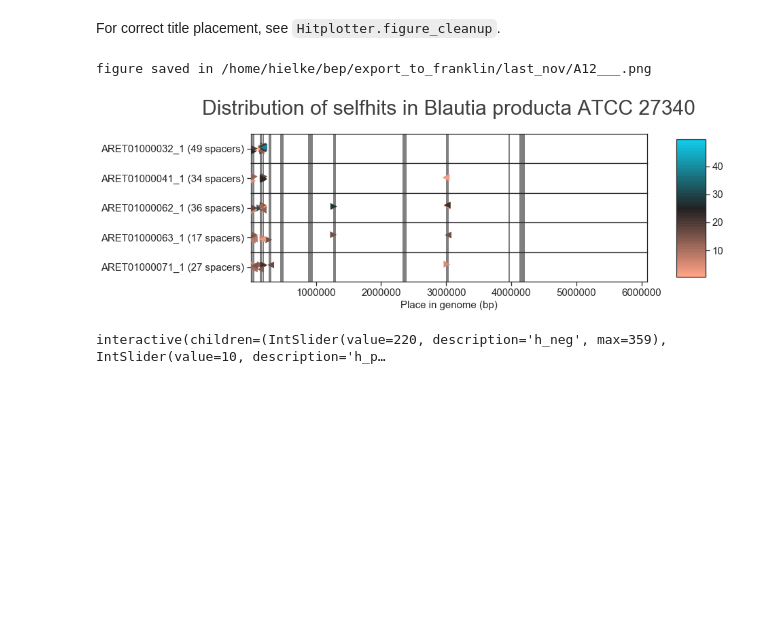
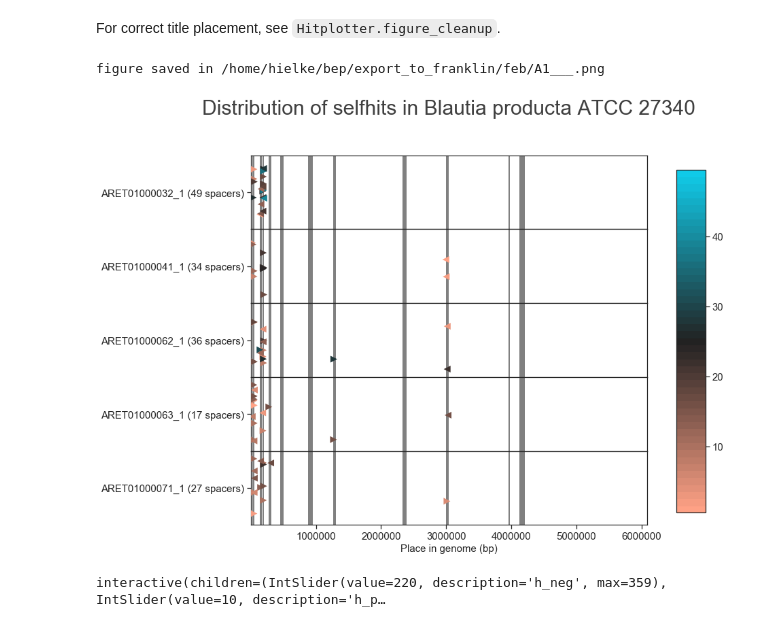
Before and after one commit to hwalinga/self-targeting-spacers-notebooks, a Jupyter notebook: Plot_on_genome.ipynb, the cells around one changed output. Cells and saved outputs as stored; diff of their text form; code cells hidden in the pictures; blank space fills up the shorter version.

```diff
--- a/Plot_on_genome.ipynb
+++ b/Plot_on_genome.ipynb
@@ -480,7 +480,7 @@ class HitPlotter:
         plt.xlabel("Place in genome (bp)")
 
 
-def normal_plot(genome_info, title_adjustment=2.6, colorbar=False, include_arraysize=False):
+def normal_plot(genome_info, title_adjustment=2.6, colorbar=False, include_arraysize=False, jitter=True):
 
     y = 'array_id'
     hue = 'spacer_pos'
@@ -498,6 +498,7 @@ def normal_plot(genome_info, title_adjustment=2.6, colorbar=False, include_array
         genome_info=genome_info,
         colorbar_maxsize=colorbar_maxsize,
         include_arraysize=include_arraysize,
+        jitter=jitter,
     )
 
     plotter.plot_all_arrays()
@@ -587,37 +588,44 @@ def priming_example_plot(colorbar=False, include_arraysize=False, jitter=True):
         genome_info=genome_info, dfa=dfa,
         colorbar_maxsize=colorbar_maxsize,
         include_arraysize=True,
         jitter=jitter,
     )
 
     plotter.plot_array(plot_names[0], array_sizes[0])
     plotter.plot_array(plot_names[1], array_sizes[1])
 
     plotter.add_virsorter()
     plotter.figure_cleanup(title_adjustment=2.6)
 
+
+
     if colorbar:
         plotter.add_colorbar()
+
+
+    return plotter.fig
 
 
 if plot_lake_bacteria:
     for bac in lake_bacteria:
         genome_info = get_genome_info(bac, verbose=False)
         normal_plot(genome_info, title_adjustment=None)
         save_fig(title=genome_info.name)
 elif genome == "907.4":
     priming_example_plot(
         colorbar=True,
-        jitter=0.38,
+        jitter=0.01,
 #         include_arraysize=True,
     )
     save_fig()
 else:
-    normal_plot(genome_info, title_adjustment=5.5, colorbar=True, include_arraysize=True)
+    f = normal_plot(genome_info, title_adjustment=5.5, colorbar=True, include_arraysize=True, jitter=.4)
+    # Improve readability by increasing the size:
+    f.set_figheight(10)
     save_fig()
 # %% [output]
-figure saved in /home/hielke/bep/export_to_franklin/last_nov/A12___.png
+figure saved in /home/hielke/bep/export_to_franklin/feb/A1___.png
-[figure, old version]
+[figure, new version]
 # %%
 sns.choose_diverging_palette()
 # %% [output]
```
Also changed, not shown: 1 other file.
